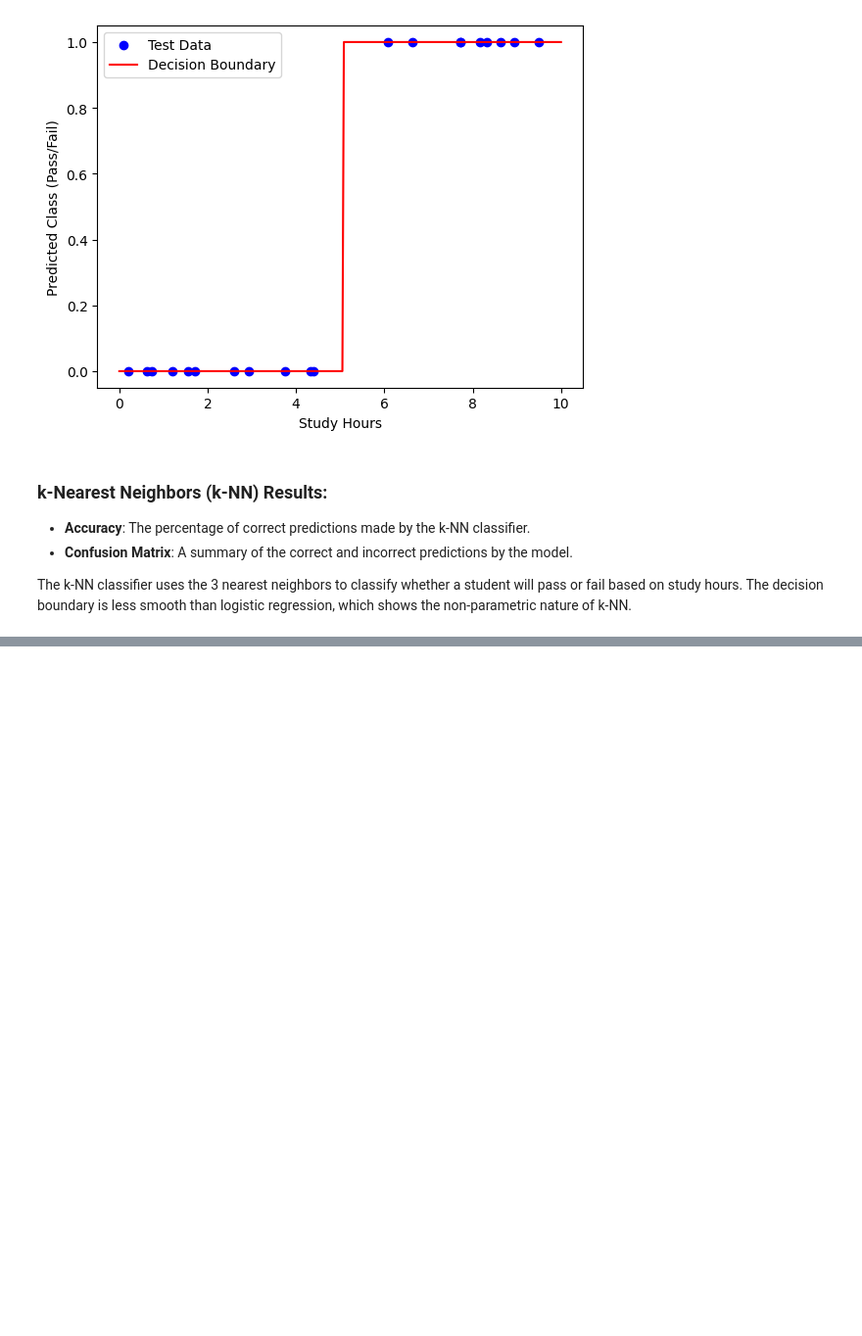
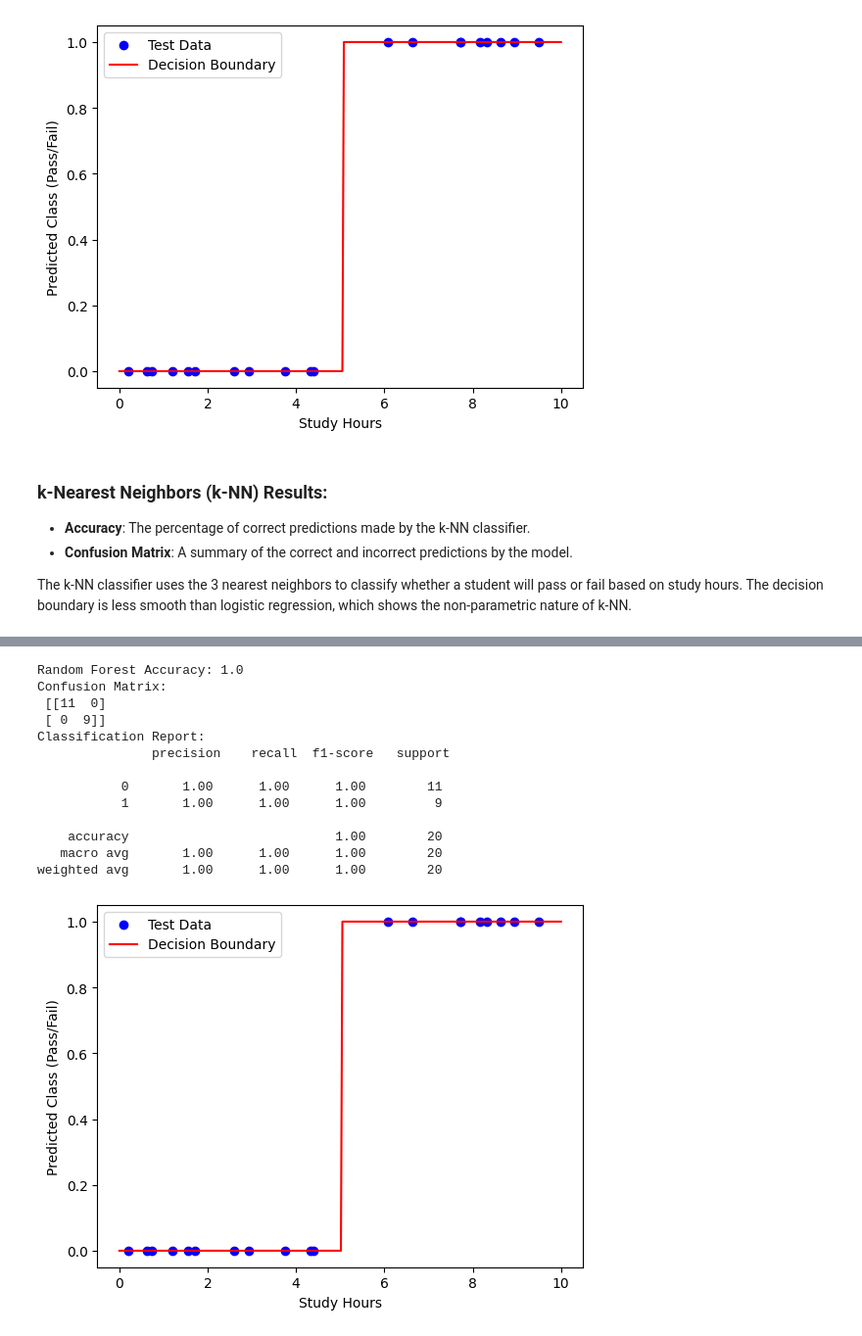
Before and after one commit to vishesh711/Machine-Learning-AI-Notes, a Jupyter notebook: Classification.ipynb, the cells around one changed output, grey strips where cells are left out. Shown at 98% size. Saved outputs shown, nothing was run; the diff lists cells and outputs as text; code cells hidden in the pictures; blank space fills up the shorter version.

```diff
--- a/Classification.ipynb
+++ b/Classification.ipynb
@@ -140,0 +152,55 @@ The k-NN classifier uses the 3 nearest neighbors to classify whether a student w
+# %%
+import numpy as np
+import matplotlib.pyplot as plt
+from sklearn.ensemble import RandomForestClassifier
+from sklearn.model_selection import train_test_split
+from sklearn.metrics import accuracy_score, confusion_matrix, classification_report
+
+# Generating synthetic data for Random Forest classification
+np.random.seed(42)
+X_rf = np.random.rand(100, 1) * 10  # Study hours between 0 and 10
+y_rf = (X_rf > 5).astype(int).ravel()  # Label 1 if study hours > 5, else 0 (pass/fail)
+
+# Splitting the data into training and testing sets
+X_train_rf, X_test_rf, y_train_rf, y_test_rf = train_test_split(X_rf, y_rf, test_size=0.2, random_state=42)
+
+# Creating the Random Forest model
+rf_clf = RandomForestClassifier(n_estimators=100, random_state=42)
+rf_clf.fit(X_train_rf, y_train_rf)
+
+# Making predictions
+y_pred_rf = rf_clf.predict(X_test_rf)
+
+# Evaluating the model
+accuracy_rf = accuracy_score(y_test_rf, y_pred_rf)
+conf_matrix_rf = confusion_matrix(y_test_rf, y_pred_rf)
+
+print("Random Forest Accuracy:", accuracy_rf)
+print("Confusion Matrix:\n", conf_matrix_rf)
+print("Classification Report:\n", classification_report(y_test_rf, y_pred_rf))
+
+# Visualizing the decision boundary
+X_new_rf = np.linspace(0, 10, 300).reshape(-1, 1)
+y_prob_rf = rf_clf.predict(X_new_rf)
+
+plt.scatter(X_test_rf, y_test_rf, c="blue", label="Test Data")
+plt.plot(X_new_rf, y_prob_rf, "r-", label="Decision Boundary")
+plt.xlabel("Study Hours")
+plt.ylabel("Predicted Class (Pass/Fail)")
+plt.legend()
+plt.show()
+# %% [output]
+Random Forest Accuracy: 1.0
+Confusion Matrix:
+ [[11  0]
+ [ 0  9]]
+Classification Report:
+               precision    recall  f1-score   support
+
+           0       1.00      1.00      1.00        11
+           1       1.00      1.00      1.00         9
+
+    accuracy                           1.00        20
+   macro avg       1.00      1.00      1.00        20
+weighted avg       1.00      1.00      1.00        20
+[figure, added]
```
Also changed, not shown: parts of 3 cells of this notebook.
